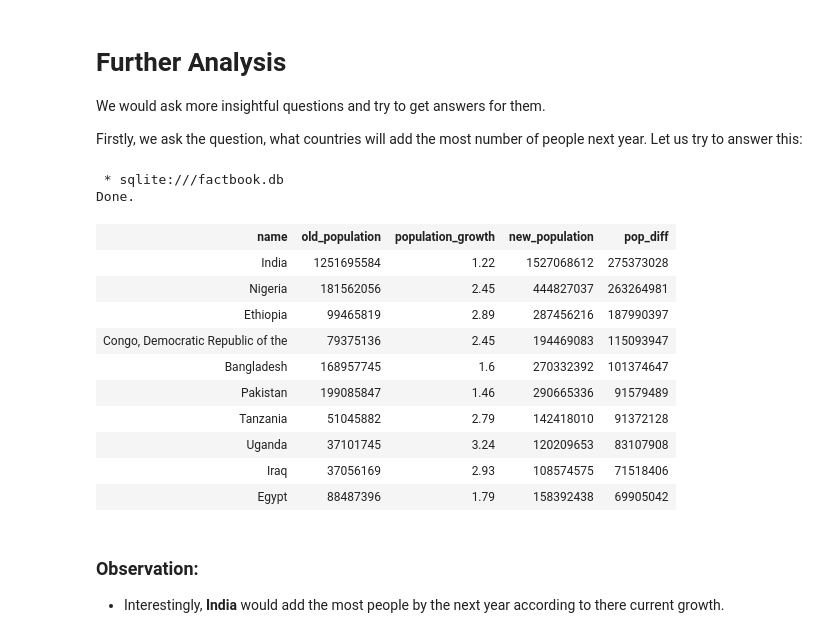
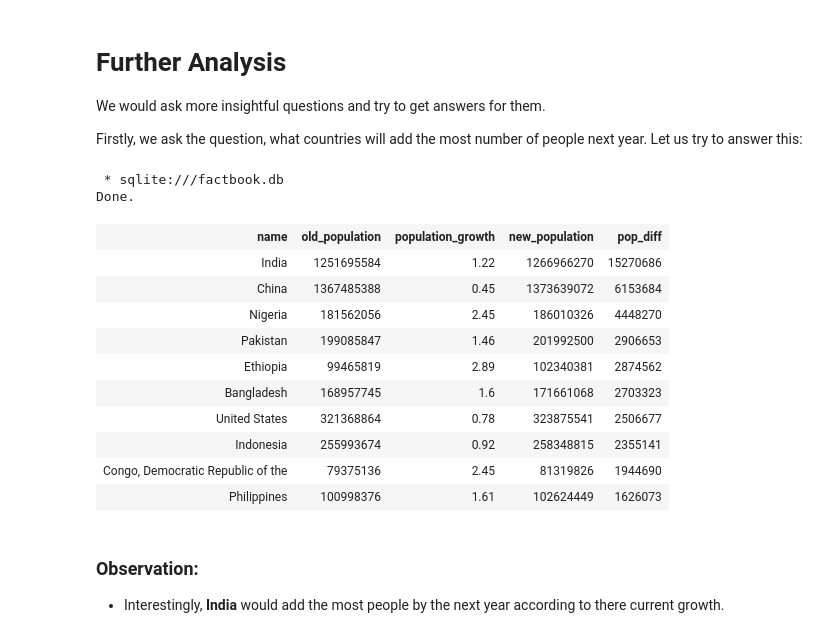
Before and after one commit to Austin-Deccentric/Dataquest-Projects, a Jupyter notebook: Analyzing CIA Factbook Using SQL/Basics.ipynb, the cells around one changed output. Drawn from its saved outputs; the diff is of its cells as text; code cells hidden in the pictures.

Commit message:
chore: Clean up
Edited an error in calculating new population.

```diff
--- a/Analyzing CIA Factbook Using SQL/Basics.ipynb
+++ b/Analyzing CIA Factbook Using SQL/Basics.ipynb
@@ -298,26 +298,26 @@ Let us try to answer this:
 # %%
 %%sql
 SELECT name, population AS old_population, population_growth,
-       CAST(population*population_growth AS INTEGER) AS 'new_population',
-       CAST(population*population_growth AS INTEGER) - population AS pop_diff
+       CAST(population + (population*(population_growth/100)) AS INTEGER) AS 'new_population',
+       CAST(population + (population*(population_growth/100)) AS INTEGER) - population AS pop_diff
 FROM facts
 WHERE name <> 'World'
 ORDER BY pop_diff DESC
 LIMIT 10;
 # %% [output]
  * sqlite:///factbook.db
 Done.
 | name | old_population | population_growth | new_population | pop_diff |
-| India | 1251695584 | 1.22 | 1527068612 | 275373028 |
-| Nigeria | 181562056 | 2.45 | 444827037 | 263264981 |
-| Ethiopia | 99465819 | 2.89 | 287456216 | 187990397 |
-| Congo, Democratic Republic of the | 79375136 | 2.45 | 194469083 | 115093947 |
-| Bangladesh | 168957745 | 1.6 | 270332392 | 101374647 |
-| Pakistan | 199085847 | 1.46 | 290665336 | 91579489 |
-| Tanzania | 51045882 | 2.79 | 142418010 | 91372128 |
-| Uganda | 37101745 | 3.24 | 120209653 | 83107908 |
-| Iraq | 37056169 | 2.93 | 108574575 | 71518406 |
-| Egypt | 88487396 | 1.79 | 158392438 | 69905042 |
+| India | 1251695584 | 1.22 | 1266966270 | 15270686 |
+| China | 1367485388 | 0.45 | 1373639072 | 6153684 |
+| Nigeria | 181562056 | 2.45 | 186010326 | 4448270 |
+| Pakistan | 199085847 | 1.46 | 201992500 | 2906653 |
+| Ethiopia | 99465819 | 2.89 | 102340381 | 2874562 |
+| Bangladesh | 168957745 | 1.6 | 171661068 | 2703323 |
+| United States | 321368864 | 0.78 | 323875541 | 2506677 |
+| Indonesia | 255993674 | 0.92 | 258348815 | 2355141 |
+| Congo, Democratic Republic of the | 79375136 | 2.45 | 81319826 | 1944690 |
+| Philippines | 100998376 | 1.61 | 102624449 | 1626073 |
 # %% [markdown]
 ### Observation:
 - Interestingly, **India** would add the most people by the next year according to there current growth.
```
Also changed, not shown: parts of 1 cell of this notebook.
